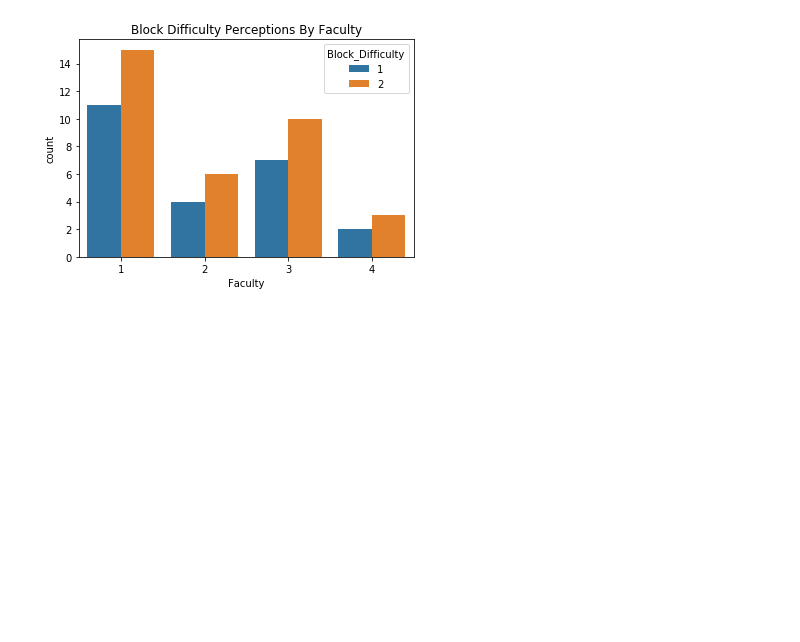
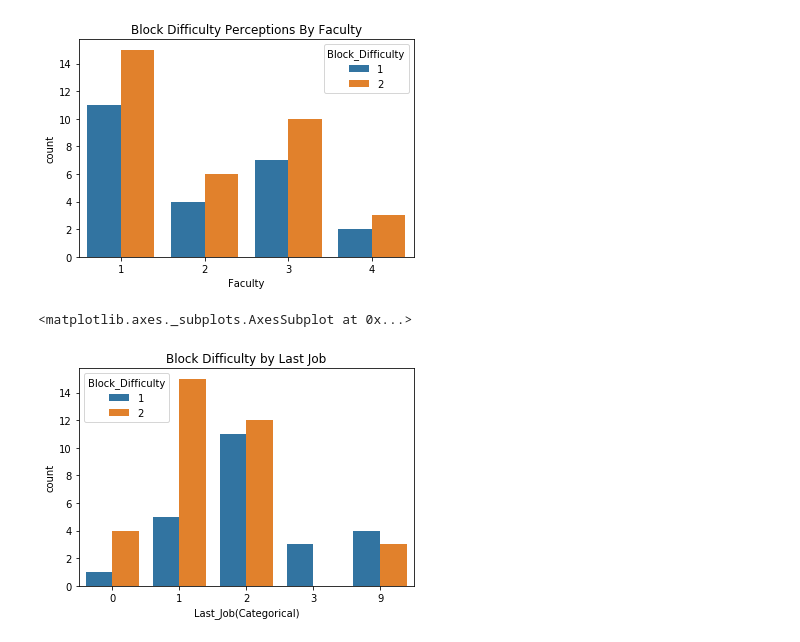
Before and after one commit to UBC-MDS/MDS_Block_Difficulty_Perception, a Jupyter notebook: docs/Milestone2-EDA_.ipynb, the cells around one changed output. Cells and saved outputs as stored; diff of their text form; code cells hidden in the pictures; blank space fills up the shorter version.

Commit message:
added plot

```diff
--- a/src/Milestone2-EDA.ipynb
+++ b/docs/Milestone2-EDA_.ipynb
@@ -129,3 +129,9 @@ sns.countplot(data['Faculty'],hue=data['Block_Difficulty'])
 # %% [output]
 <matplotlib.axes._subplots.AxesSubplot at 0x...>
 [figure]
+# %%
+plt.title("Block Difficulty by Last Job")
+sns.countplot(data['Last_Job(Categorical)'],hue=data['Block_Difficulty'])
+# %% [output]
+<matplotlib.axes._subplots.AxesSubplot at 0x...>
+[figure, added]
```
